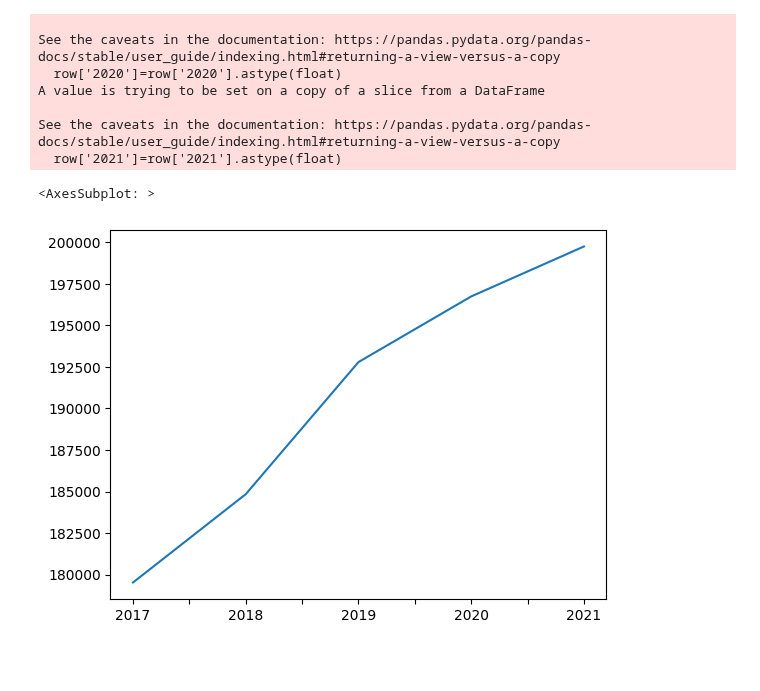
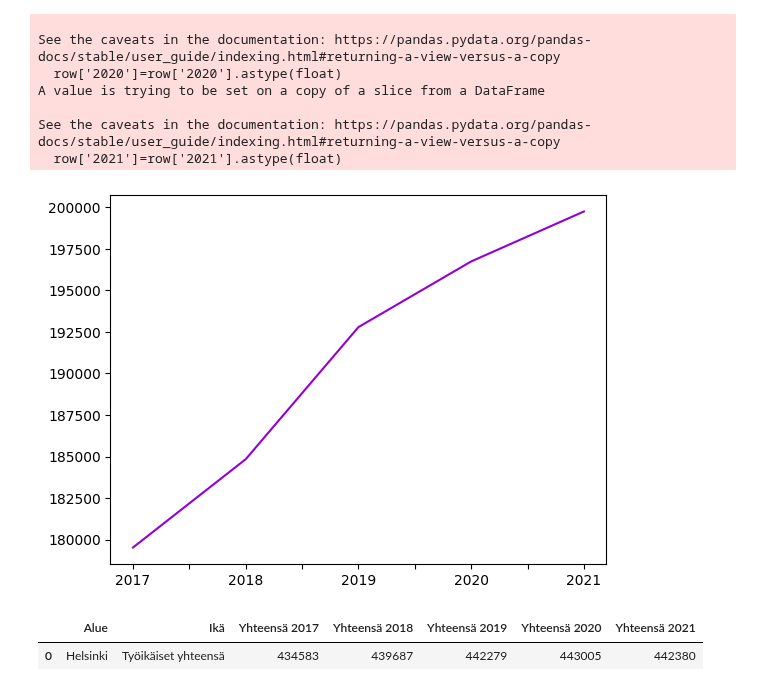
Before and after one commit to Real-Joni00/Mobile-project, a Jupyter notebook: screens/StackNavigationCities/Finland/DataVisualizationFIN/helsinki.ipynb, the cells around one changed output. Cells and saved outputs as stored; diff of their text form; code cells hidden in the pictures; blank space fills up the shorter version.

Commit message:
suomen datan visualisointia

```diff
--- a/screens/StackNavigationCities/Finland/DataVisualizationFIN/helsinki.ipynb
+++ b/screens/StackNavigationCities/Finland/DataVisualizationFIN/helsinki.ipynb
@@ -51,8 +51,7 @@ A value is trying to be set on a copy of a slice from a DataFrame
 See the caveats in the documentation: https://pandas.pydata.org/pandas-docs/stable/user_guide/indexing.html#returning-a-view-versus-a-copy
   row['2021']=row['2021'].astype(float)
 # %%
-row[['2017', '2018', '2019', '2020', '2021']].plot()
+row[['2017', '2018', '2019', '2020', '2021']].plot(color = 'darkviolet')
 plt.savefig('../images/helsinginkoulutusvuodet.jpg')
 # %% [output]
-<AxesSubplot: >
-[figure, old version]
+[figure, new version]
@@ -58,0 +65,5 @@ plt.savefig('../images/helsinginkoulutusvuodet.jpg')
+# %%
+df_työikäinenväestö.head()
+# %% [output]
+|  | Alue | Ikä | Yhteensä 2017 | Yhteensä 2018 | Yhteensä 2019 | Yhteensä 2020 | Yhteensä 2021 |
+| 0 | Helsinki | Työikäiset yhteensä | 434583 | 439687 | 442279 | 443005 | 442380 |
```
Also changed, not shown: parts of 4 cells of this notebook, 19 other files.
